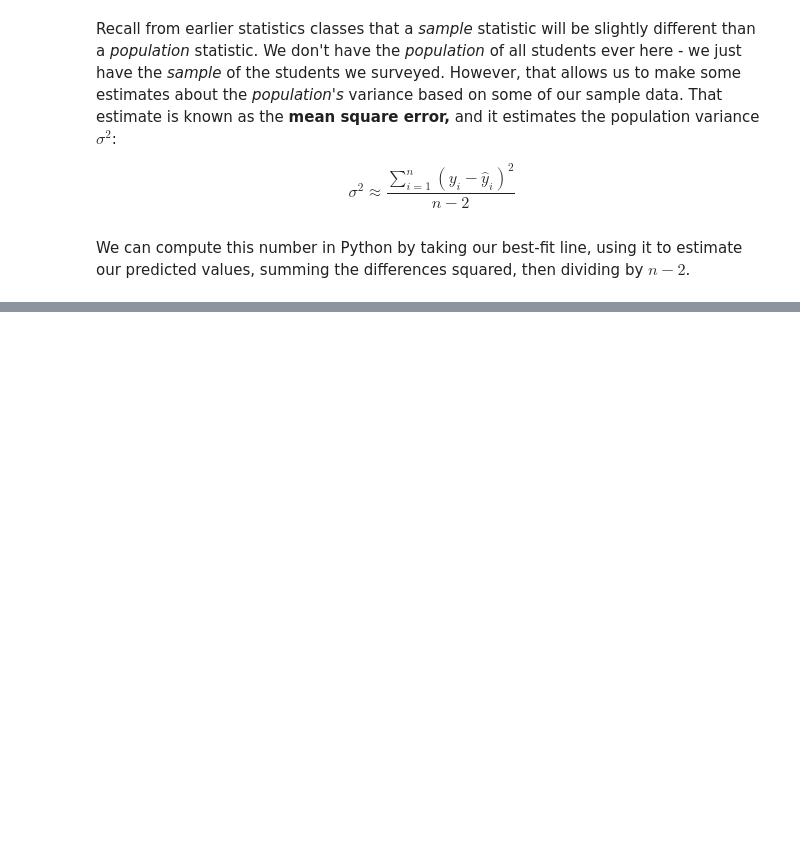
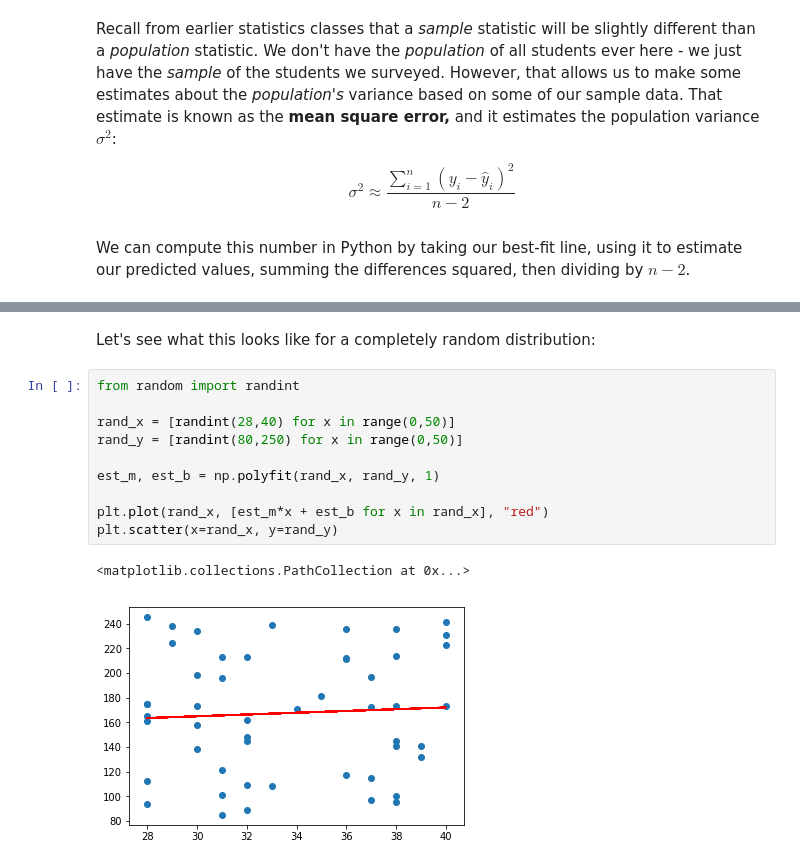
Before and after one commit to josephmosby/regression-methods, a Jupyter notebook: lesson-1/Linear Regression with Python.ipynb, the cells around one changed output, grey strips where cells are left out. Cells and saved outputs as stored; diff of their text form; blank space fills up the shorter version.

```diff
--- a/lesson-1/Linear Regression with Python.ipynb
+++ b/lesson-1/Linear Regression with Python.ipynb
@@ -259,0 +323,15 @@ sum_error / len()
+# %% [markdown]
+Let's see what this looks like for a completely random distribution:
+# %%
+from random import randint
+
+rand_x = [randint(28,40) for x in range(0,50)]
+rand_y = [randint(80,250) for x in range(0,50)]
+
+est_m, est_b = np.polyfit(rand_x, rand_y, 1)
+
+plt.plot(rand_x, [est_m*x + est_b for x in rand_x], "red")
+plt.scatter(x=rand_x, y=rand_y)
+# %% [output]
+<matplotlib.collections.PathCollection at 0x...>
+[figure, added]
```
Also changed, not shown: parts of 10 cells of this notebook.
